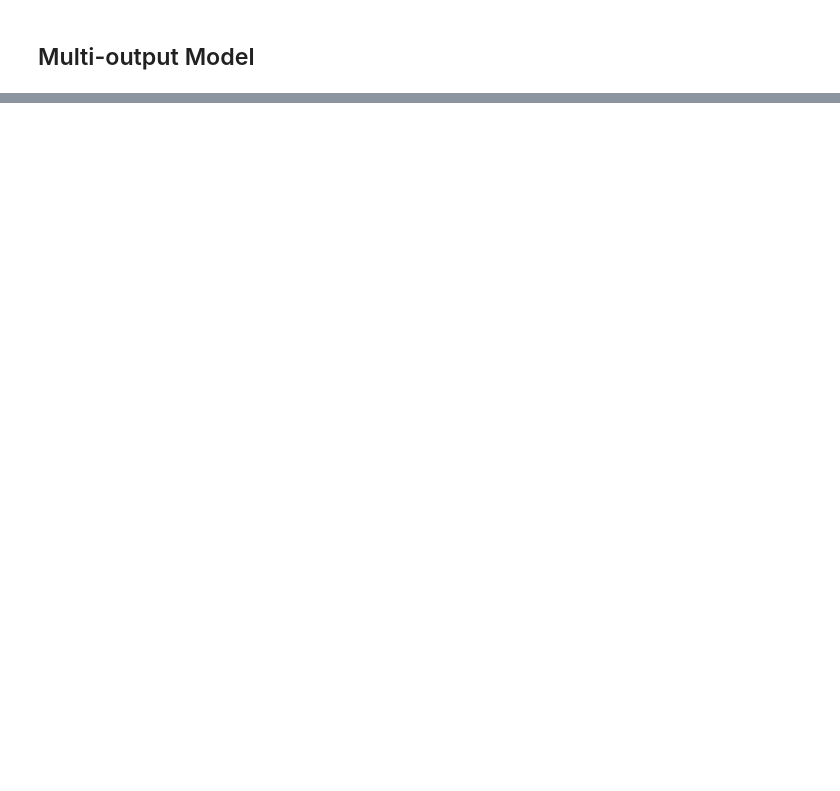
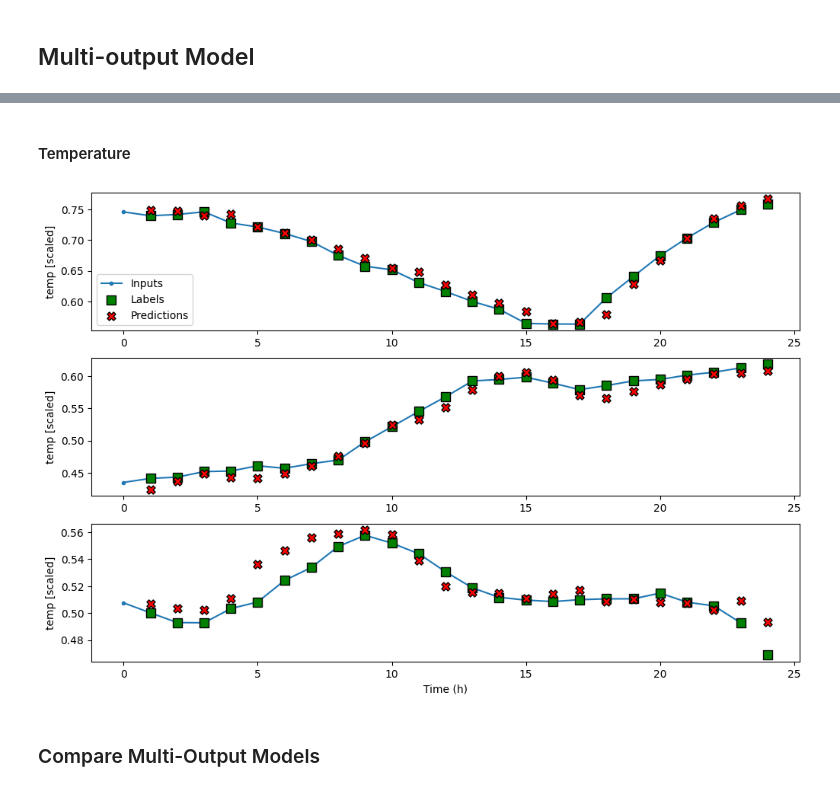
Before and after one commit to dewaalaw/dsprojects, a Jupyter notebook: traffic-flow-forecast/src/traffic_flow_forecasting_part_2.ipynb, the cells around one changed output, grey strips where cells are left out. Saved outputs shown, nothing was run; the diff lists cells and outputs as text; code cells hidden in the pictures; blank space fills up the shorter version.

```diff
--- a/traffic-flow-forecast/src/traffic_flow_forecasting_part_2.ipynb
+++ b/traffic-flow-forecast/src/traffic_flow_forecasting_part_2.ipynb
@@ -301,0 +410,8 @@ multi_window.plot(mo_lstm_model)
+# %% [markdown]
+#### Temperature
+# %%
+mo_wide_window.plot(model=mo_lstm_model, plot_col='temp')
+# %% [output]
+[figure, added]
+# %% [markdown]
+### Compare Multi-Output Models
```
Also changed, not shown: parts of 19 cells of this notebook.
